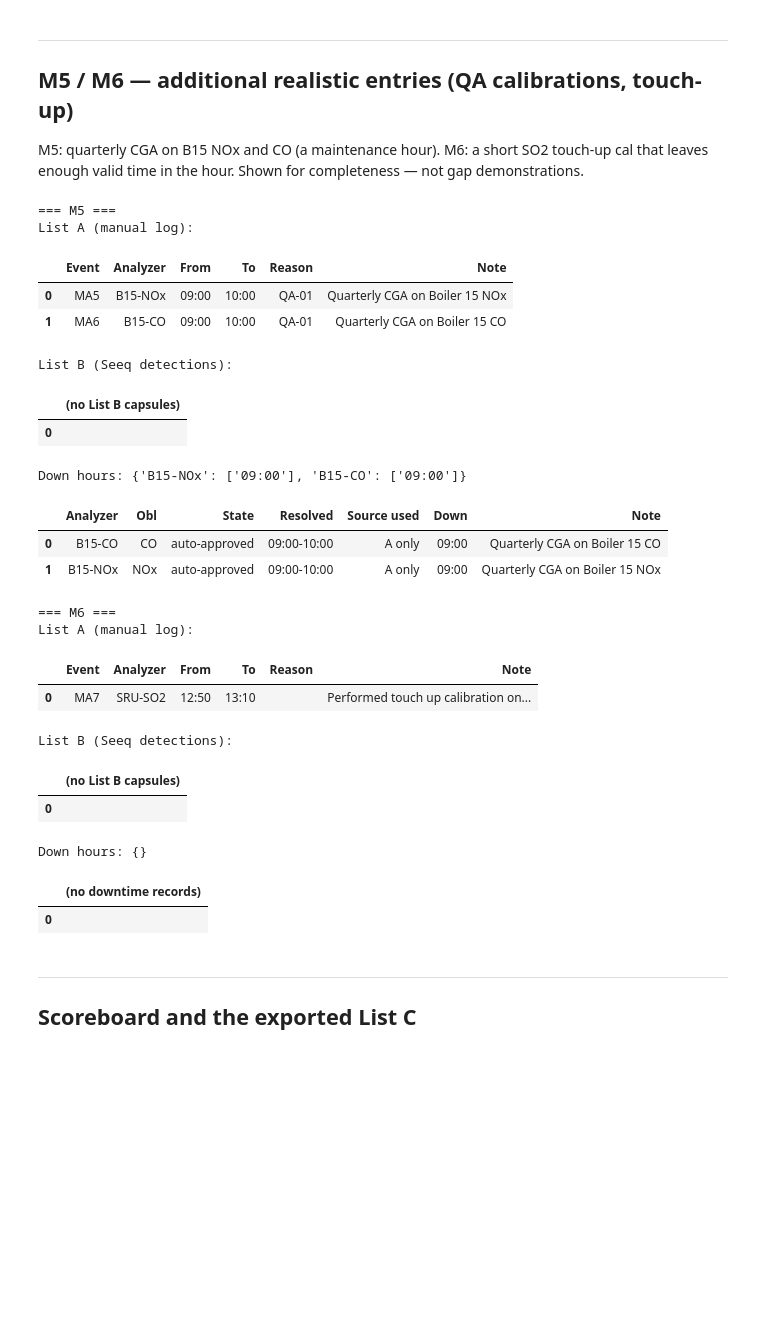
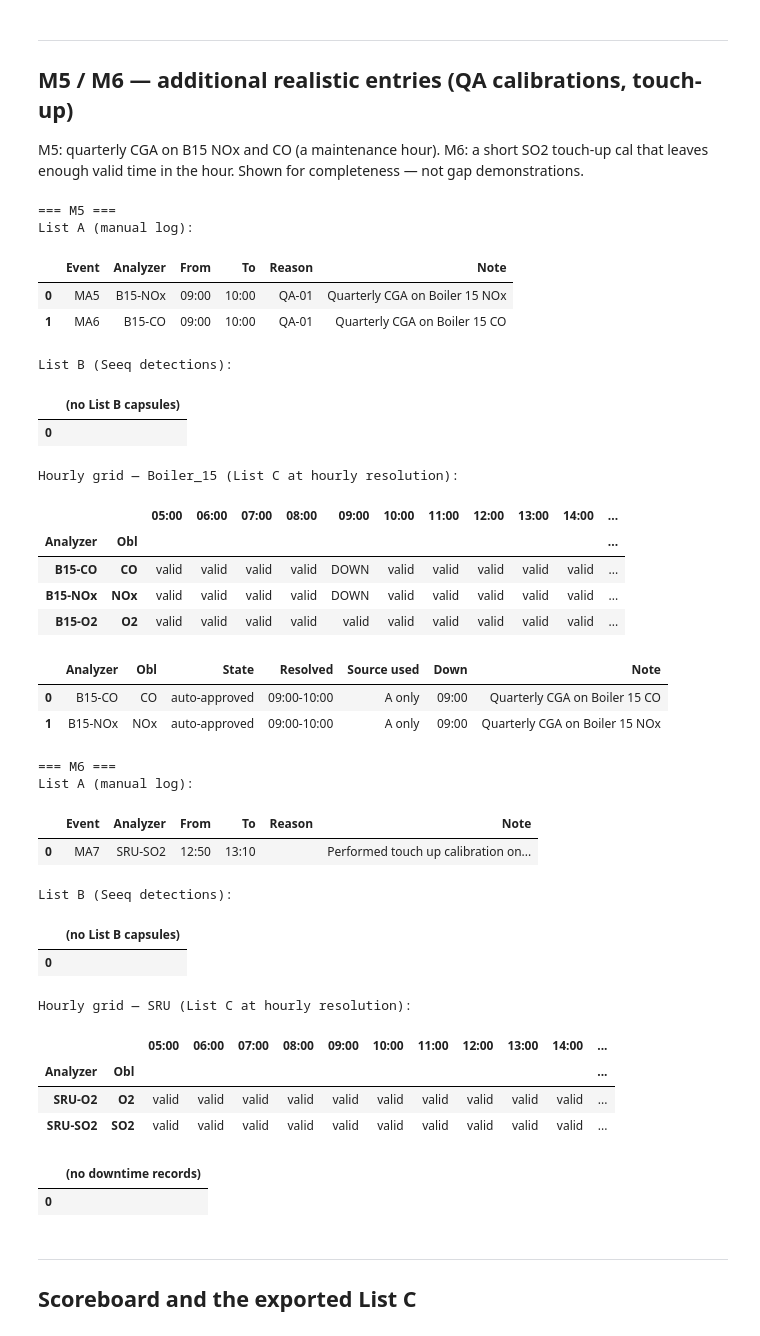
Before and after one commit to ryanhuddleston86/SeeQ-Flare-Project, a Jupyter notebook: clerk_v3/demo_multisource.ipynb, the cells around one changed output. Drawn from its saved outputs; the diff is of its cells as text; code cells hidden in the pictures; blank space fills up the shorter version.

```diff
--- a/clerk_v3/demo_multisource.ipynb
+++ b/clerk_v3/demo_multisource.ipynb
@@ -95,9 +95,11 @@ CFG = SiteConfig(SiteTimeZoneIANA="America/New_York", LookbackMonths=8,
                  ReasonParagraphMap={"MM-01": "(i)", "QA-01": "(iii)"})
 START, END = DAY + timedelta(hours=5), DAY + timedelta(hours=16)
 OPERATING = [OperatingWindow(u, START, END) for u in {a.Unit for a in ROSTER}]
-RESULTS, LISTC_ROWS = [], []
+RESULTS, LISTC_ROWS, GRID_ROWS = [], [], []
+CURRENT = {"s": "?"}
 
 def run(scenario):
+    CURRENT["s"] = scenario
     ev, ca = EV.get(scenario, []), CA.get(scenario, [])
     cells = build_grid(ev, ca, OPERATING, ROSTER, [], CFG, START, END)
     recs = build_list_c(ev, ca, cells, 5, analyzer_units=ROSTER)
@@ -117,12 +119,47 @@ def show_inputs(ev, ca):
         "From": hh(c.CapsuleStartUTC), "To": hh(c.CapsuleEndUTC)} for c in ca])         if ca else pd.DataFrame([{"(no List B capsules)": ""}])
     print("List A (manual log):"); display(a); print("List B (Seeq detections):"); display(b)
 
+# Which analyzers belong to each source (from the roster, not string guessing).
+UNIT_ANALYZERS = {}
+for _a in ROSTER:
+    UNIT_ANALYZERS.setdefault(_a.Unit, set()).add(_a.Analyzer)
+
 def down_map(cells, unit):
+    members = UNIT_ANALYZERS.get(unit, set())
     out = {}
     for c in cells:
-        if c.Analyzer.startswith(unit.split("_")[0]) and c.Valid is CellValid.invalid:
+        if c.Analyzer in members and c.Valid is CellValid.invalid:
             out.setdefault(c.Analyzer, []).append(hh(c.HourStartUTC))
     return out
+
+_VERDICT = {CellValid.valid: "valid", CellValid.invalid: "DOWN",
+            CellValid.not_operating: "off", CellValid.not_assessed: "n/a"}
+
+def show_grid(cells, unit, only_hours=None):
+    """The hourly List C grid: one row per analyzer, one column per hour,
+    each cell the verdict (valid / DOWN / off). This IS List C at hourly
+    resolution — the same cells the rollup and records are built from."""
+    members = UNIT_ANALYZERS.get(unit, set())
+    sub = [c for c in cells if c.Analyzer in members]
+    hours = sorted({c.HourStartUTC for c in sub})
+    if only_hours:
+        hours = [h for h in hours if hh(h) in only_hours]
+    analyzers = sorted({c.Analyzer for c in sub})
+    by = {(c.Analyzer, c.HourStartUTC): c for c in sub}
+    rows = []
+    for a in analyzers:
+        row = {"Analyzer": a, "Obl": obl.get(a, "")}
+        for h in hours:
+            c = by.get((a, h))
+            row[hh(h)] = _VERDICT.get(c.Valid, "?") if c else ""
+        rows.append(row)
+    print(f"Hourly grid — {unit} (List C at hourly resolution):")
+    display(pd.DataFrame(rows).set_index(["Analyzer", "Obl"]))
+    # also stash for the grid export
+    for c in sub:
+        GRID_ROWS.append({"Scenario": CURRENT["s"], "Analyzer": c.Analyzer,
+            "Obligation": obl.get(c.Analyzer, ""), "HourUTC": hh(c.HourStartUTC),
+            "Verdict": _VERDICT.get(c.Valid, "?"), "Paragraph": c.RuleApplied})
 
 def show_records(recs):
     rows = [{"Analyzer": r.Analyzer, "Obl": obl[r.Analyzer], "State": r.State,
@@ -286,33 +349,43 @@ leaves enough valid time in the hour. Shown for completeness — not gap demonst
 # %%
 for sc in ("M5", "M6"):
     ev, ca, cells, recs = run(sc)
     print(f"=== {sc} ===")
     show_inputs(ev, ca)
-    print("Down hours:", {**down_map(cells,'SRU'), **down_map(cells,'B15')})
+    unit = "Boiler_15" if sc == "M5" else "SRU"
+    show_grid(cells, unit)
     show_records(recs)
 # %% [output]
 === M5 ===
 List A (manual log):
 |  | Event | Analyzer | From | To | Reason | Note |
 | 0 | MA5 | B15-NOx | 09:00 | 10:00 | QA-01 | Quarterly CGA on Boiler 15 NOx |
 | 1 | MA6 | B15-CO | 09:00 | 10:00 | QA-01 | Quarterly CGA on Boiler 15 CO |
 List B (Seeq detections):
 |  | (no List B capsules) |
 | 0 |  |
-Down hours: {'B15-NOx': ['09:00'], 'B15-CO': ['09:00']}
+Hourly grid — Boiler_15 (List C at hourly resolution):
-|  | Analyzer | Obl | State | Resolved | Source used | Down | Note |
-| 0 | B15-CO | CO | auto-approved | 09:00-10:00 | A only | 09:00 | Quarterly CGA on Boiler 15 CO |
-| 1 | B15-NOx | NOx | auto-approved | 09:00-10:00 | A only | 09:00 | Quarterly CGA on Boiler 15 NOx |
+|  |  | 05:00 | 06:00 | 07:00 | 08:00 | 09:00 | 10:00 | 11:00 | 12:00 | 13:00 | 14:00 | ... |
+| Analyzer | Obl |  |  |  |  |  |  |  |  |  |  | ... |
+| B15-CO | CO | valid | valid | valid | valid | DOWN | valid | valid | valid | valid | valid | ... |
+| B15-NOx | NOx | valid | valid | valid | valid | DOWN | valid | valid | valid | valid | valid | ... |
+| B15-O2 | O2 | valid | valid | valid | valid | valid | valid | valid | valid | valid | valid | ... |
+|  | Analyzer | Obl | State | Resolved | Source used | Down | Note |
+| 0 | B15-CO | CO | auto-approved | 09:00-10:00 | A only | 09:00 | Quarterly CGA on Boiler 15 CO |
+| 1 | B15-NOx | NOx | auto-approved | 09:00-10:00 | A only | 09:00 | Quarterly CGA on Boiler 15 NOx |
 === M6 ===
 List A (manual log):
-|  | Event | Analyzer | From | To | Reason | Note |
-| 0 | MA7 | SRU-SO2 | 12:50 | 13:10 |  | Performed touch up calibration on... |
+|  | Event | Analyzer | From | To | Reason | Note |
+| 0 | MA7 | SRU-SO2 | 12:50 | 13:10 |  | Performed touch up calibration on... |
 List B (Seeq detections):
-|  | (no List B capsules) |
-| 0 |  |
+|  | (no List B capsules) |
+| 0 |  |
-Down hours: {}
+Hourly grid — SRU (List C at hourly resolution):
-|  | (no downtime records) |
-| 0 |  |
+|  |  | 05:00 | 06:00 | 07:00 | 08:00 | 09:00 | 10:00 | 11:00 | 12:00 | 13:00 | 14:00 | ... |
+| Analyzer | Obl |  |  |  |  |  |  |  |  |  |  | ... |
+| SRU-O2 | O2 | valid | valid | valid | valid | valid | valid | valid | valid | valid | valid | ... |
+| SRU-SO2 | SO2 | valid | valid | valid | valid | valid | valid | valid | valid | valid | valid | ... |
+|  | (no downtime records) |
+| 0 |  |
 # %% [markdown]
 ---
 ## Scoreboard and the exported List C
```
Also changed, not shown: parts of 5 cells of this notebook, 1 other file.
